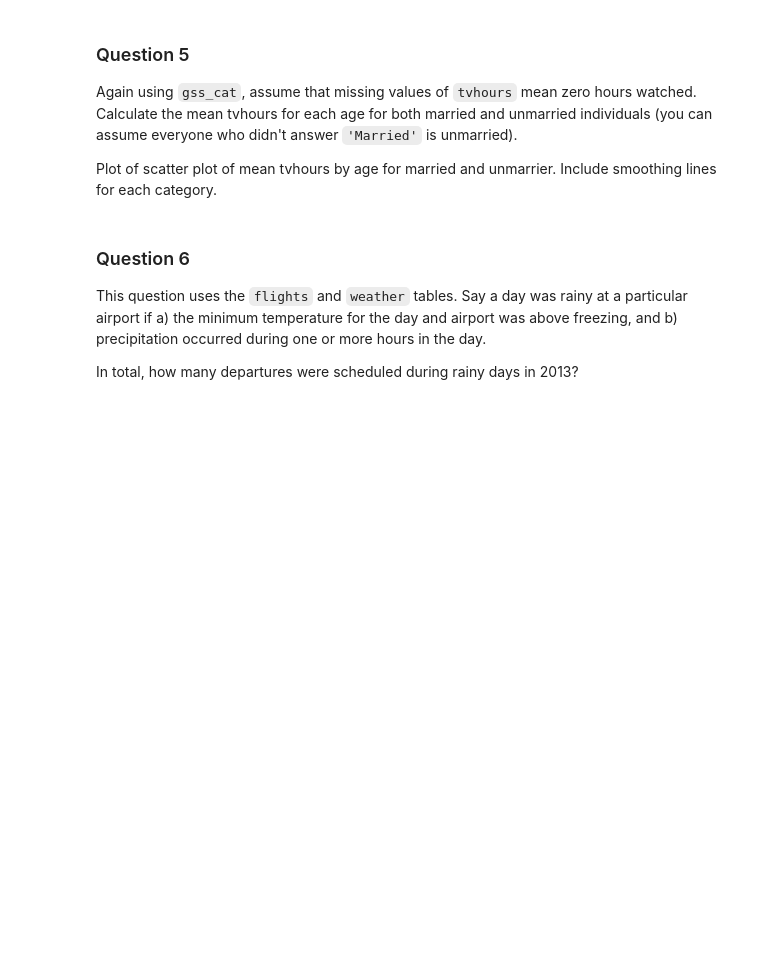
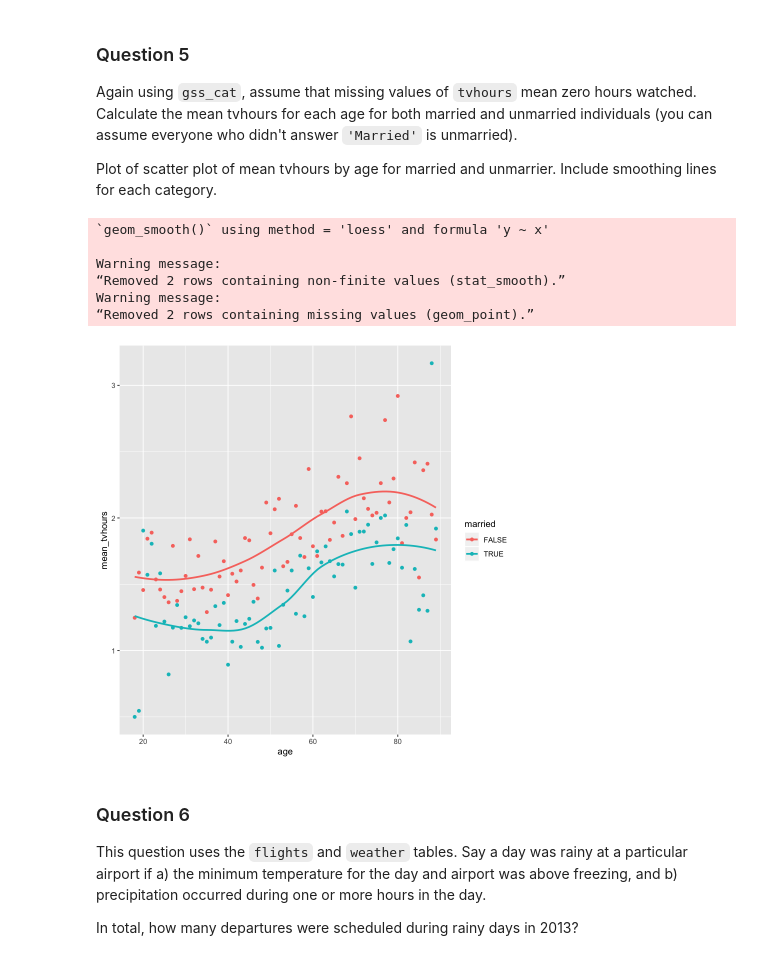
Before and after one commit to rogerfan/stats306_w20, a Jupyter notebook: labs/stats306_lab7.ipynb, the cells around one changed output. Saved outputs shown, nothing was run; the diff lists cells and outputs as text; code cells hidden in the pictures; blank space fills up the shorter version.

```diff
--- a/labs/stats306_lab7.ipynb
+++ b/labs/stats306_lab7.ipynb
@@ -65,6 +188,23 @@ With this table, create a bar plot that shows how the religious makeup has chang
 Again using `gss_cat`, assume that missing values of `tvhours` mean zero hours watched. Calculate the mean tvhours for each age for both married and unmarried individuals (you can assume everyone who didn't answer `'Married'` is unmarried).
 
 Plot of scatter plot of mean tvhours by age for married and unmarrier. Include smoothing lines for each category.
+# %%
+tvhours_byage = gss_cat %>%
+    mutate(tvhours = ifelse(is.na(tvhours), 0, tvhours)) %>%
+    mutate(married = marital == 'Married') %>%
+    group_by(married, age) %>%
+    summarize(mean_tvhours = mean(tvhours))
+
+ggplot(tvhours_byage, aes(x=age, y=mean_tvhours, color=married)) +
+    geom_point() + geom_smooth(se=FALSE)
+# %% [output]
+`geom_smooth()` using method = 'loess' and formula 'y ~ x'
+
+Warning message:
+“Removed 2 rows containing non-finite values (stat_smooth).”
+Warning message:
+“Removed 2 rows containing missing values (geom_point).”
+[figure, added]
 # %% [markdown]
 ### Question 6
 
```
Also changed, not shown: parts of 8 cells of this notebook, 1 other file.
